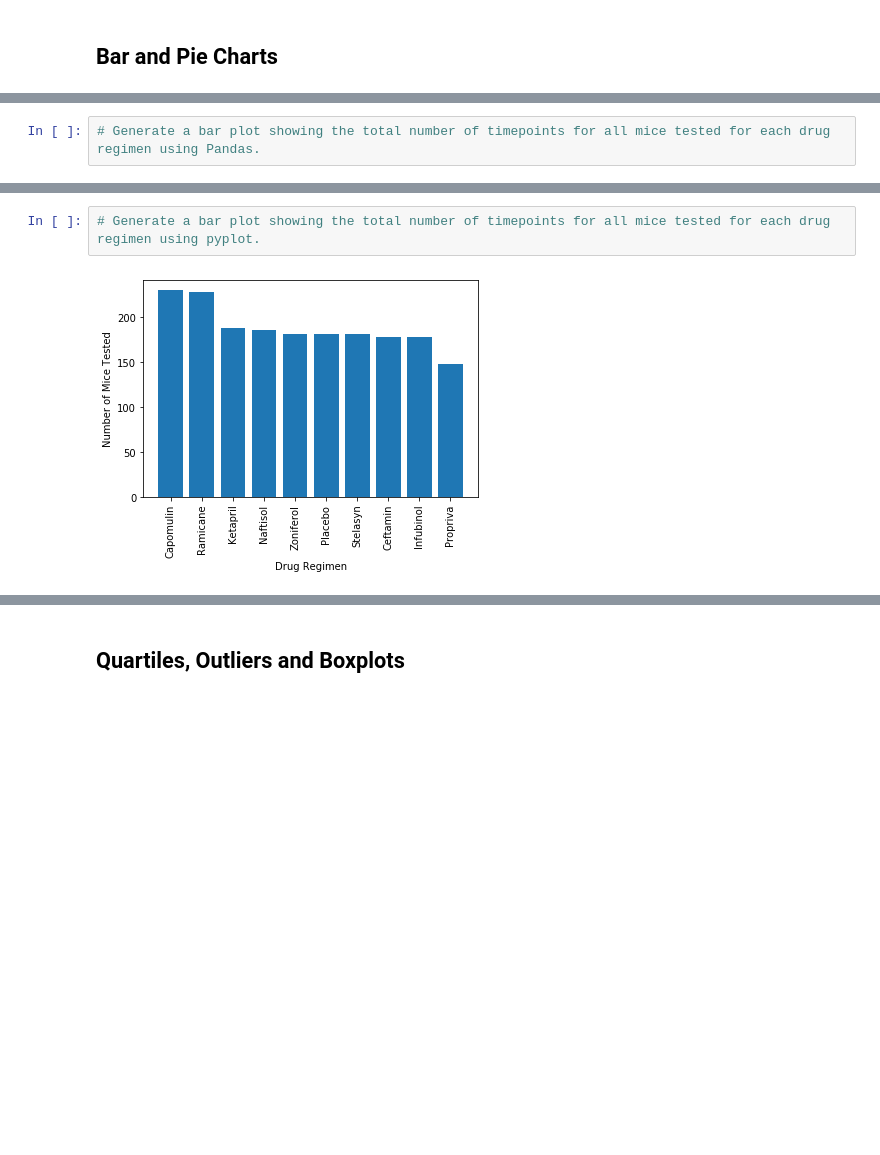
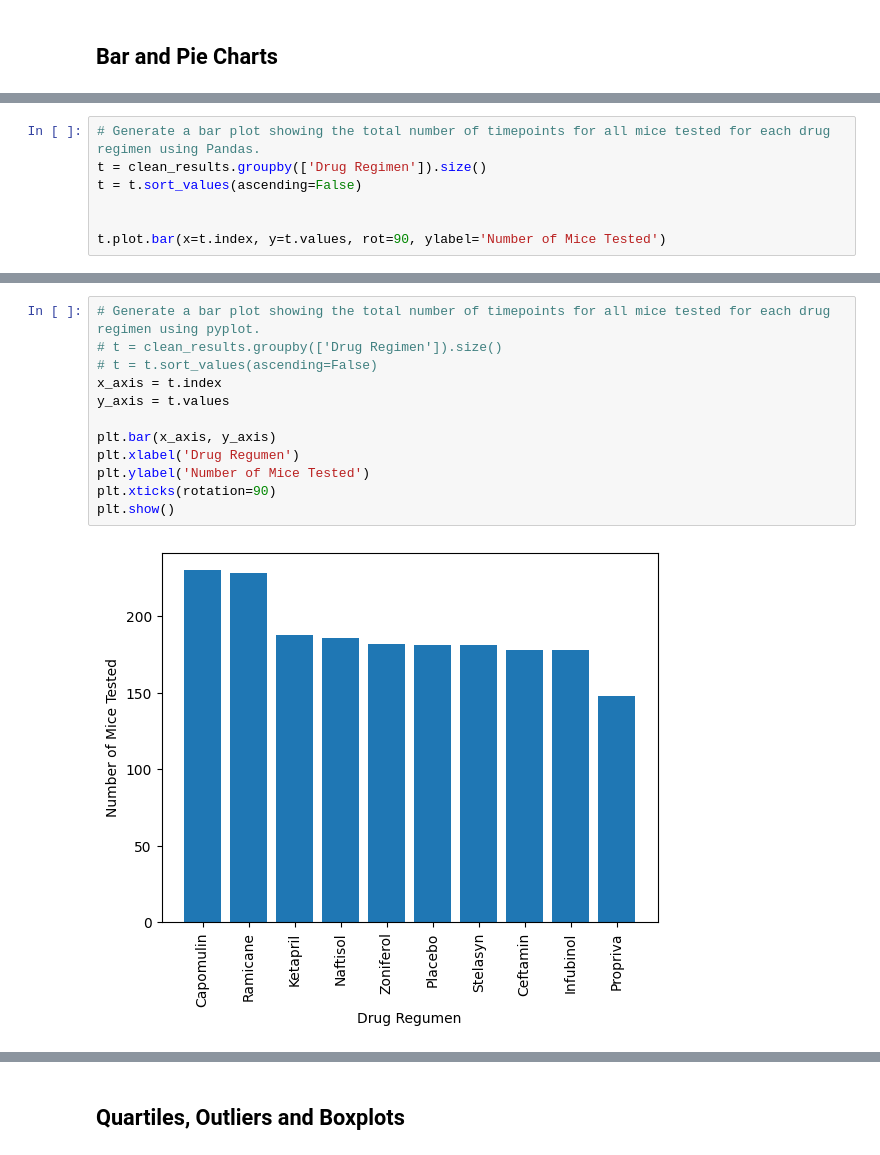
Before and after one commit to akinyemia/Matplotlib-challenge, a Jupyter notebook: Pymaceuticals/main.ipynb, the cells around one changed output, grey strips where cells are left out. Saved outputs shown, nothing was run; the diff lists cells and outputs as text; blank space fills up the shorter version.

```diff
--- a/Pymaceuticals/main.ipynb
+++ b/Pymaceuticals/main.ipynb
@@ -162,3 +218,8 @@ results_summary
 # %%
 # Generate a bar plot showing the total number of timepoints for all mice tested for each drug regimen using Pandas.
+t = clean_results.groupby(['Drug Regimen']).size()
+t = t.sort_values(ascending=False)
+
+
+t.plot.bar(x=t.index, y=t.values, rot=90, ylabel='Number of Mice Tested')
 # %% [output]
@@ -166,4 +228,14 @@ results_summary
 # %%
 # Generate a bar plot showing the total number of timepoints for all mice tested for each drug regimen using pyplot.
+# t = clean_results.groupby(['Drug Regimen']).size()
+# t = t.sort_values(ascending=False)
+x_axis = t.index
+y_axis = t.values
+
+plt.bar(x_axis, y_axis)
+plt.xlabel('Drug Regumen')
+plt.ylabel('Number of Mice Tested')
+plt.xticks(rotation=90)
+plt.show()
 # %% [output]
-[figure, old version]
+[figure, new version]
```
Also changed, not shown: parts of 9 cells of this notebook.
